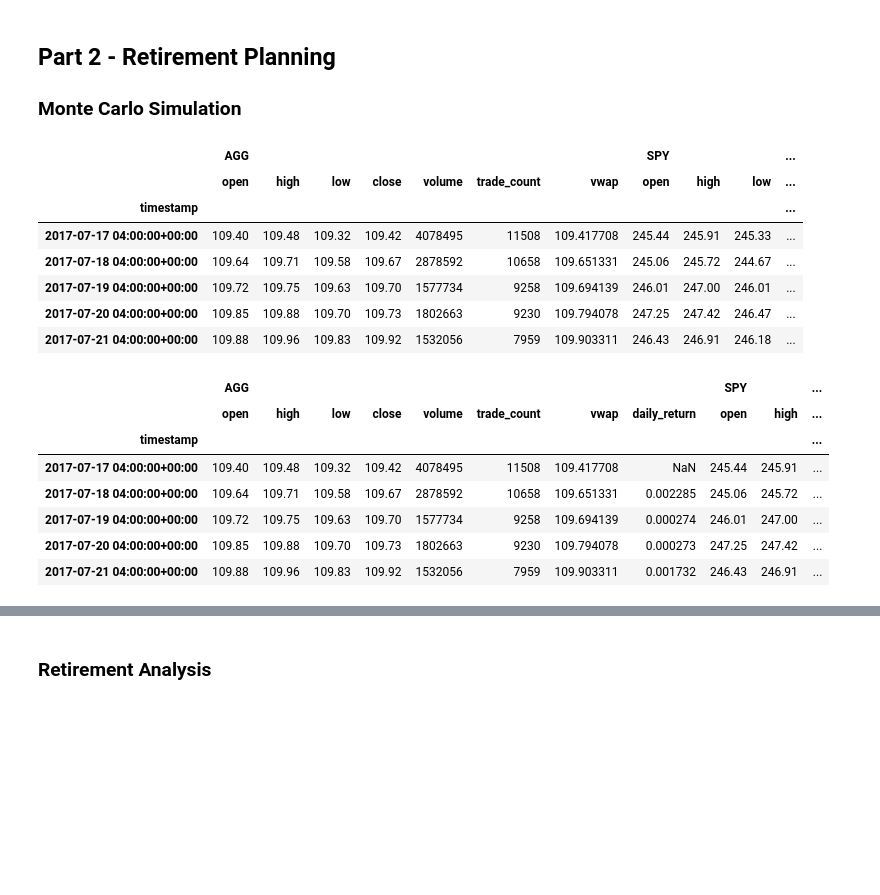
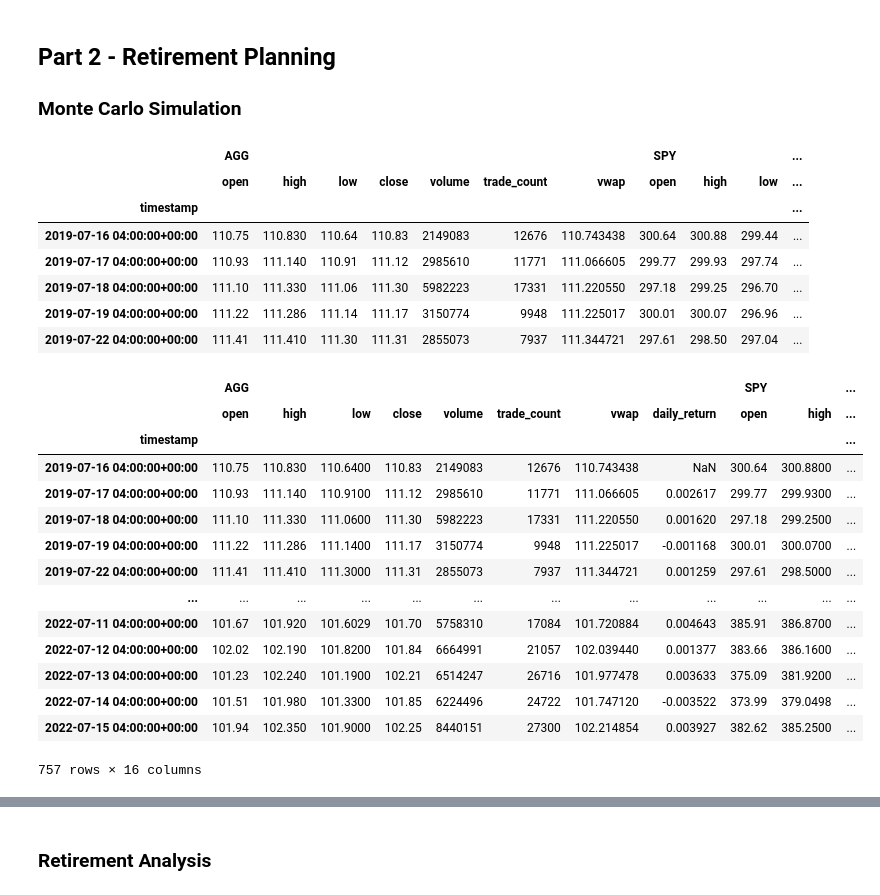
Before and after one commit to lrb924/Financial_Planner, a Jupyter notebook: Starter_Code/financial-planner.ipynb, the cells around one changed output, grey strips where cells are left out. Saved outputs shown, nothing was run; the diff lists cells and outputs as text; code cells hidden in the pictures; blank space fills up the shorter version.

```diff
--- a/Starter_Code/financial-planner.ipynb
+++ b/Starter_Code/financial-planner.ipynb
@@ -178,12 +181,12 @@ Congratulations! You have more than 3 months of savings in your emergency fund.
 
 ### Monte Carlo Simulation
 # %%
-# Set start and end dates of five years back from today.
-start_date = pd.Timestamp('2017-07-16', tz='America/New_York').isoformat()
+# Set start and end dates of three years back from today.
+start_date = pd.Timestamp('2019-07-16', tz='America/New_York').isoformat()
 end_date = pd.Timestamp('2022-07-16', tz='America/New_York').isoformat()
 # %%
-# Get 5 years' worth of historical data for SPY and AGG
-fiveyrs_stocks_bonds1_df = alpaca.get_bars(
+# Get 3 years' worth of historical data for SPY and AGG
+threeyrs_stocks_bonds1_df = alpaca.get_bars(
     symbol=ticker,
     timeframe=timeframe,
     start=start_date,
@@ -194,35 +197,45 @@ fiveyrs_stocks_bonds1_df = alpaca.get_bars(
 # fiveyrs_stocks_bonds1_df
 
 # Separate ticker data
-AGG_fiveyrs_ticker = fiveyrs_stocks_bonds1_df[fiveyrs_stocks_bonds1_df["symbol"]=="AGG"].drop("symbol", axis = 1)
-SPY_fiveyrs_ticker = fiveyrs_stocks_bonds1_df[fiveyrs_stocks_bonds1_df["symbol"]=="SPY"].drop("symbol", axis = 1)
+AGG_threeyrs_ticker = threeyrs_stocks_bonds1_df[threeyrs_stocks_bonds1_df["symbol"]=="AGG"].drop("symbol", axis = 1)
+SPY_threeyrs_ticker = threeyrs_stocks_bonds1_df[threeyrs_stocks_bonds1_df["symbol"]=="SPY"].drop("symbol", axis = 1)
 
 # Concatenate the ticker DataFrames
-fiveyrs_stocks_bonds_df = pd.concat([AGG_fiveyrs_ticker, SPY_fiveyrs_ticker], axis = 1, keys = ["AGG", "SPY"])
+threeyrs_stocks_bonds_df = pd.concat([AGG_threeyrs_ticker, SPY_threeyrs_ticker], axis = 1, keys = ["AGG", "SPY"])
 
 # Display sample data
-fiveyrs_stocks_bonds_df.head()
+threeyrs_stocks_bonds_df.head()
 # %% [output]
 |  | AGG |  |  |  |  |  |  | SPY |  |  | ... |
 |  | open | high | low | close | volume | trade_count | vwap | open | high | low | ... |
 | timestamp |  |  |  |  |  |  |  |  |  |  | ... |
-| 2017-07-17 04:00:00+00:00 | 109.40 | 109.48 | 109.32 | 109.42 | 4078495 | 11508 | 109.417708 | 245.44 | 245.91 | 245.33 | ... |
-| 2017-07-18 04:00:00+00:00 | 109.64 | 109.71 | 109.58 | 109.67 | 2878592 | 10658 | 109.651331 | 245.06 | 245.72 | 244.67 | ... |
-| 2017-07-19 04:00:00+00:00 | 109.72 | 109.75 | 109.63 | 109.70 | 1577734 | 9258 | 109.694139 | 246.01 | 247.00 | 246.01 | ... |
-| 2017-07-20 04:00:00+00:00 | 109.85 | 109.88 | 109.70 | 109.73 | 1802663 | 9230 | 109.794078 | 247.25 | 247.42 | 246.47 | ... |
-| 2017-07-21 04:00:00+00:00 | 109.88 | 109.96 | 109.83 | 109.92 | 1532056 | 7959 | 109.903311 | 246.43 | 246.91 | 246.18 | ... |
+| 2019-07-16 04:00:00+00:00 | 110.75 | 110.830 | 110.64 | 110.83 | 2149083 | 12676 | 110.743438 | 300.64 | 300.88 | 299.44 | ... |
+| 2019-07-17 04:00:00+00:00 | 110.93 | 111.140 | 110.91 | 111.12 | 2985610 | 11771 | 111.066605 | 299.77 | 299.93 | 297.74 | ... |
+| 2019-07-18 04:00:00+00:00 | 111.10 | 111.330 | 111.06 | 111.30 | 5982223 | 17331 | 111.220550 | 297.18 | 299.25 | 296.70 | ... |
+| 2019-07-19 04:00:00+00:00 | 111.22 | 111.286 | 111.14 | 111.17 | 3150774 | 9948 | 111.225017 | 300.01 | 300.07 | 296.96 | ... |
+| 2019-07-22 04:00:00+00:00 | 111.41 | 111.410 | 111.30 | 111.31 | 2855073 | 7937 | 111.344721 | 297.61 | 298.50 | 297.04 | ... |
 # %%
 # Configure a Monte Carlo simulation to forecast 30 years cumulative returns
-MC_even_dist = MCSimulation(portfolio_data = fiveyrs_stocks_bonds_df, weights = [.40,.60], num_simulation = 500, num_trading_days = 252*30)
+MC_thirty = MCSimulation(portfolio_data = threeyrs_stocks_bonds_df,
+                  weights = [.40,.60],
+                  num_simulation = 500,
+                  num_trading_days = 252*30)
 # %%
 # Print the simulation input data
-MC_even_dist.portfolio_data.head()
+MC_thirty.portfolio_data
 # %% [output]
 |  | AGG |  |  |  |  |  |  |  | SPY |  | ... |
 |  | open | high | low | close | volume | trade_count | vwap | daily_return | open | high | ... |
 | timestamp |  |  |  |  |  |  |  |  |  |  | ... |
-| 2017-07-17 04:00:00+00:00 | 109.40 | 109.48 | 109.32 | 109.42 | 4078495 | 11508 | 109.417708 | NaN | 245.44 | 245.91 | ... |
-| 2017-07-18 04:00:00+00:00 | 109.64 | 109.71 | 109.58 | 109.67 | 2878592 | 10658 | 109.651331 | 0.002285 | 245.06 | 245.72 | ... |
-| 2017-07-19 04:00:00+00:00 | 109.72 | 109.75 | 109.63 | 109.70 | 1577734 | 9258 | 109.694139 | 0.000274 | 246.01 | 247.00 | ... |
-| 2017-07-20 04:00:00+00:00 | 109.85 | 109.88 | 109.70 | 109.73 | 1802663 | 9230 | 109.794078 | 0.000273 | 247.25 | 247.42 | ... |
-| 2017-07-21 04:00:00+00:00 | 109.88 | 109.96 | 109.83 | 109.92 | 1532056 | 7959 | 109.903311 | 0.001732 | 246.43 | 246.91 | ... |
+| 2019-07-16 04:00:00+00:00 | 110.75 | 110.830 | 110.6400 | 110.83 | 2149083 | 12676 | 110.743438 | NaN | 300.64 | 300.8800 | ... |
+| 2019-07-17 04:00:00+00:00 | 110.93 | 111.140 | 110.9100 | 111.12 | 2985610 | 11771 | 111.066605 | 0.002617 | 299.77 | 299.9300 | ... |
+| 2019-07-18 04:00:00+00:00 | 111.10 | 111.330 | 111.0600 | 111.30 | 5982223 | 17331 | 111.220550 | 0.001620 | 297.18 | 299.2500 | ... |
+| 2019-07-19 04:00:00+00:00 | 111.22 | 111.286 | 111.1400 | 111.17 | 3150774 | 9948 | 111.225017 | -0.001168 | 300.01 | 300.0700 | ... |
+| 2019-07-22 04:00:00+00:00 | 111.41 | 111.410 | 111.3000 | 111.31 | 2855073 | 7937 | 111.344721 | 0.001259 | 297.61 | 298.5000 | ... |
+| ... | ... | ... | ... | ... | ... | ... | ... | ... | ... | ... | ... |
+| 2022-07-11 04:00:00+00:00 | 101.67 | 101.920 | 101.6029 | 101.70 | 5758310 | 17084 | 101.720884 | 0.004643 | 385.91 | 386.8700 | ... |
+| 2022-07-12 04:00:00+00:00 | 102.02 | 102.190 | 101.8200 | 101.84 | 6664991 | 21057 | 102.039440 | 0.001377 | 383.66 | 386.1600 | ... |
+| 2022-07-13 04:00:00+00:00 | 101.23 | 102.240 | 101.1900 | 102.21 | 6514247 | 26716 | 101.977478 | 0.003633 | 375.09 | 381.9200 | ... |
+| 2022-07-14 04:00:00+00:00 | 101.51 | 101.980 | 101.3300 | 101.85 | 6224496 | 24722 | 101.747120 | -0.003522 | 373.99 | 379.0498 | ... |
+| 2022-07-15 04:00:00+00:00 | 101.94 | 102.350 | 101.9000 | 102.25 | 8440151 | 27300 | 102.214854 | 0.003927 | 382.62 | 385.2500 | ... |
+757 rows × 16 columns
```
Also changed, not shown: parts of 28 cells of this notebook.
